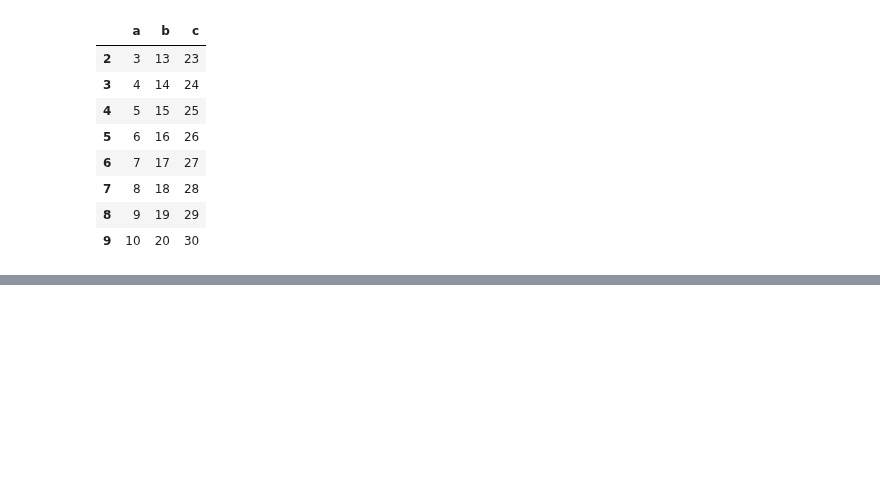
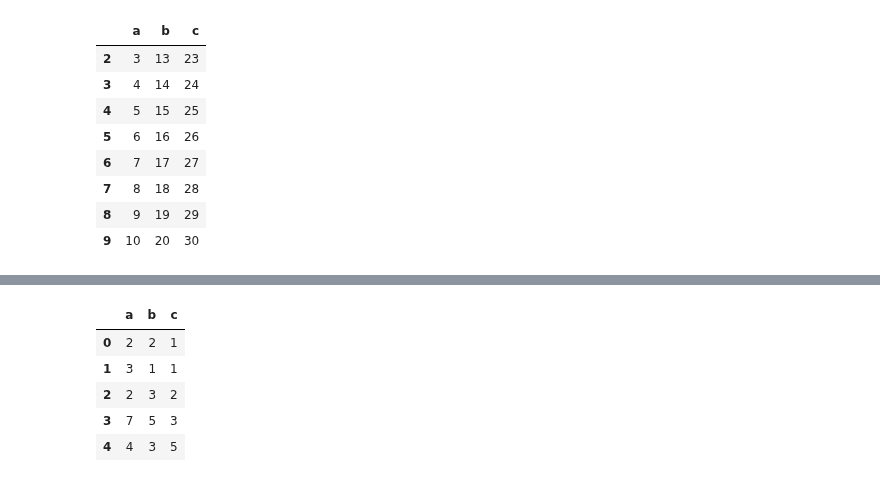
Before and after one commit to WooHyun94/TIL, a Jupyter notebook: Python/221004.ipynb, the cells around one changed output, grey strips where cells are left out. Saved outputs shown, nothing was run; the diff lists cells and outputs as text; code cells hidden in the pictures; blank space fills up the shorter version.

```diff
--- a/Python/221004.ipynb
+++ b/Python/221004.ipynb
@@ -371,0 +410,10 @@ df.loc[df['a'] >= 3]
+# %%
+df = pd.DataFrame({'a' : [2, 3, 2, 7, 4], 'b' : [2, 1, 3, 5, 3], 'c' : [1, 1, 2, 3, 5]})
+df
+# %% [output]
+|  | a | b | c |
+| 0 | 2 | 2 | 1 |
+| 1 | 3 | 1 | 1 |
+| 2 | 2 | 3 | 2 |
+| 3 | 7 | 5 | 3 |
+| 4 | 4 | 3 | 5 |
```
Also changed, not shown: parts of 30 cells of this notebook.
